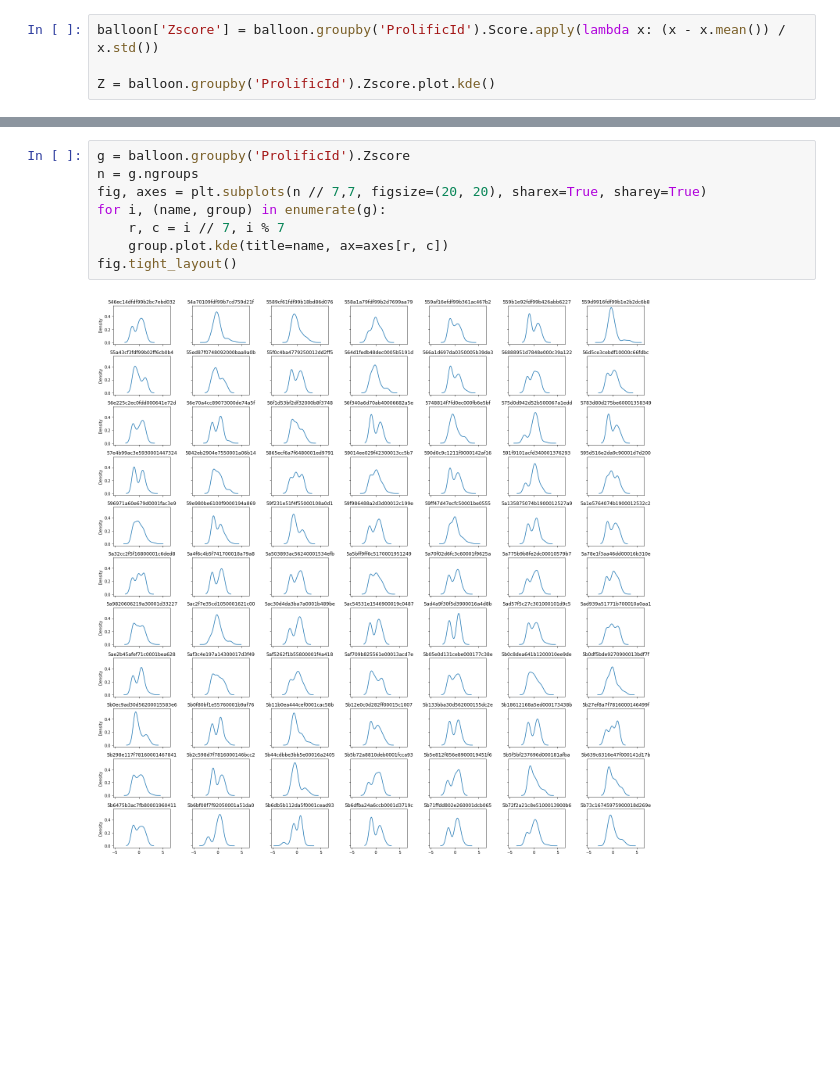
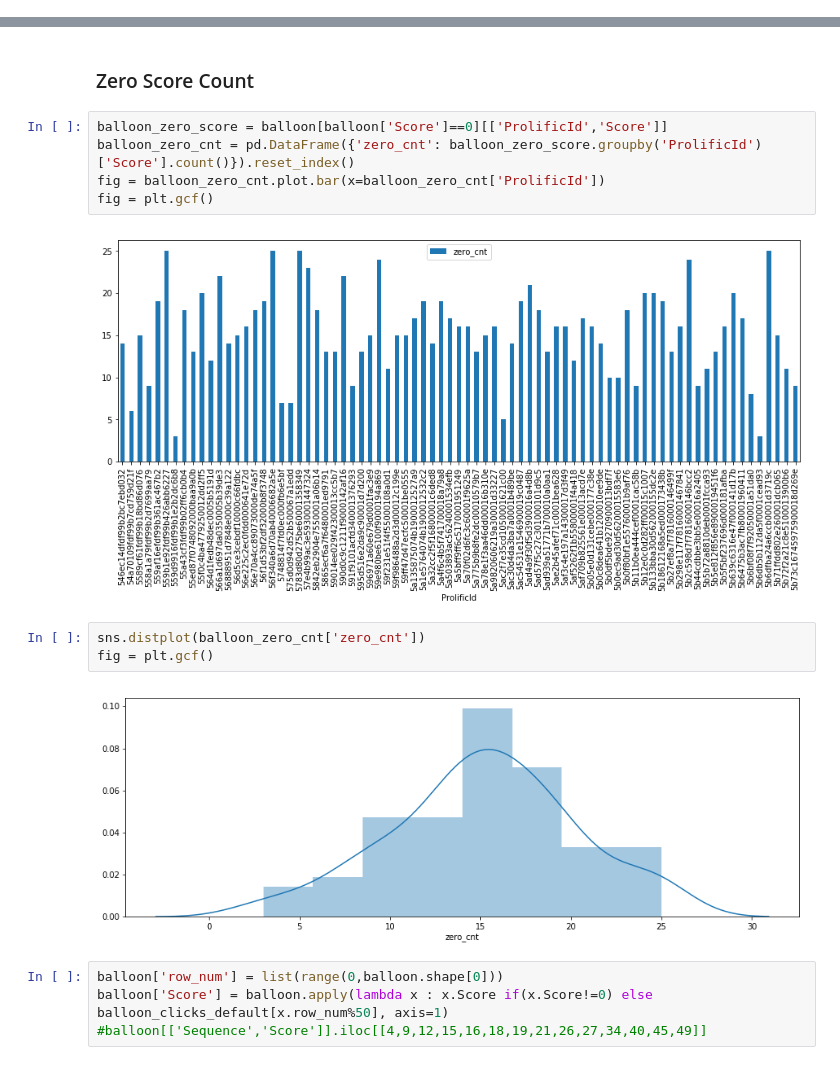
Before and after one commit to jayeshrane2107/dummy, a Jupyter notebook: balloon_game.ipynb, the cells around one changed output, grey strips where cells are left out. Drawn from its saved outputs; the diff is of its cells as text; blank space fills up the shorter version.

```diff
--- a/balloon_game.ipynb
+++ b/balloon_game.ipynb
@@ -23,4 +16,0 @@ len(ProlificId)
-# %%
-balloon['Zscore'] = balloon.groupby('ProlificId').Score.apply(lambda x: (x - x.mean()) / x.std())
-
-Z = balloon.groupby('ProlificId').Zscore.plot.kde()
@@ -29,10 +17,18 @@ Z = balloon.groupby('ProlificId').Zscore.plot.kde()
-# %%
-g = balloon.groupby('ProlificId').Zscore
-n = g.ngroups
-fig, axes = plt.subplots(n // 7,7, figsize=(20, 20), sharex=True, sharey=True)
-for i, (name, group) in enumerate(g):
-    r, c = i // 7, i % 7
-    group.plot.kde(title=name, ax=axes[r, c])
-fig.tight_layout()
-# %% [output]
-[figure, removed]
+# %% [markdown]
+### Zero Score Count
+# %%
+balloon_zero_score = balloon[balloon['Score']==0][['ProlificId','Score']]
+balloon_zero_cnt = pd.DataFrame({'zero_cnt': balloon_zero_score.groupby('ProlificId')['Score'].count()}).reset_index()
+fig = balloon_zero_cnt.plot.bar(x=balloon_zero_cnt['ProlificId'])
+fig = plt.gcf()
+# %% [output]
+[figure, added]
+# %%
+sns.distplot(balloon_zero_cnt['zero_cnt'])
+fig = plt.gcf()
+# %% [output]
+[figure, added]
+# %%
+balloon['row_num'] = list(range(0,balloon.shape[0]))
+balloon['Score'] = balloon.apply(lambda x : x.Score if(x.Score!=0) else balloon_clicks_default[x.row_num%50], axis=1)
+#balloon[['Sequence','Score']].iloc[[4,9,12,15,16,18,19,21,26,27,34,40,45,49]]
```
Also changed, not shown: parts of 7 cells of this notebook, 4 other files.
